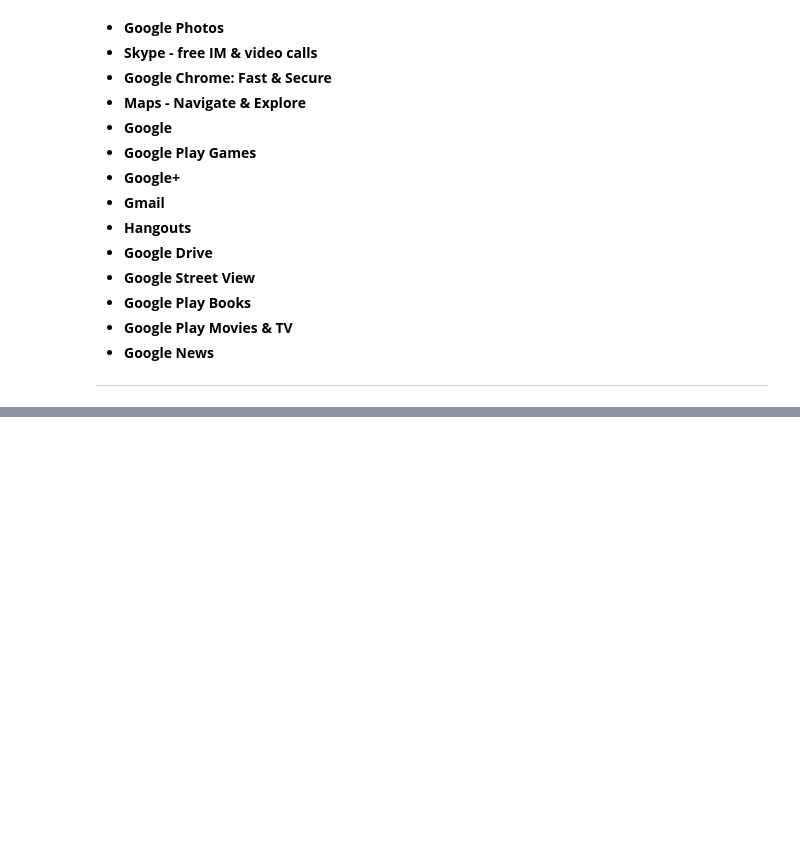
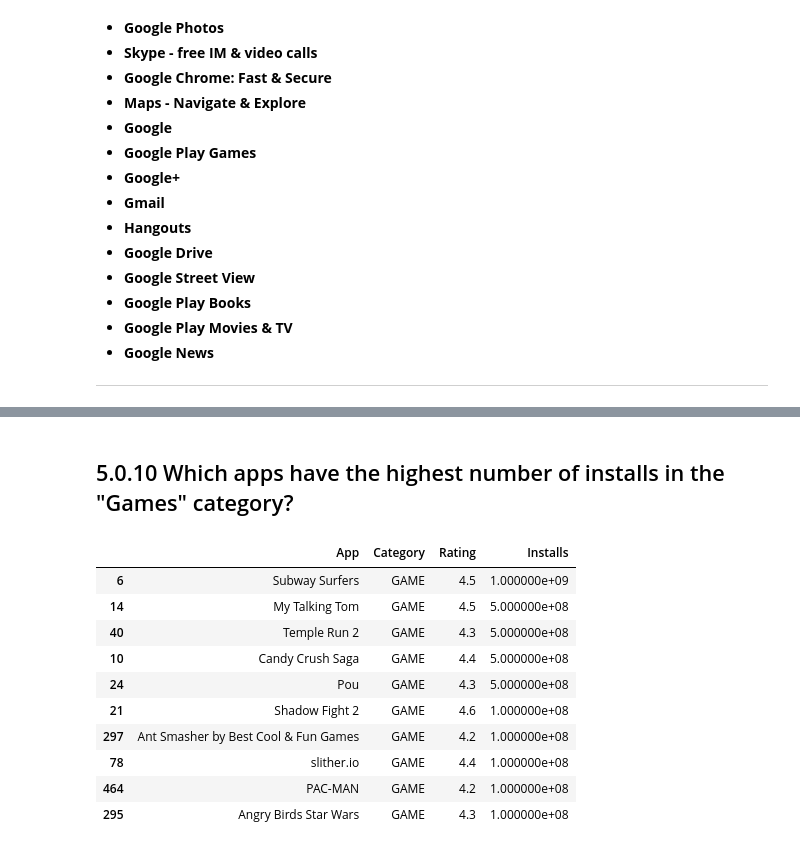
Before and after one commit to fitfaizan/Python-Jupyter-Notebooks, a Jupyter notebook: google_play_apps_EDA/My_Template.ipynb, the cells around one changed output, grey strips where cells are left out. Drawn from its saved outputs; the diff is of its cells as text; code cells hidden in the pictures; blank space fills up the shorter version.

```diff
--- a/google_play_apps_EDA/My_Template.ipynb
+++ b/google_play_apps_EDA/My_Template.ipynb
@@ -707,0 +694,17 @@ It is important to note that the information stored in the content rating attrib
+# %% [markdown]
+## 5.0.10 Which apps have the highest number of installs in the "Games" category?
+# %%
+# top 10 apps with the highest number of installs in GAME category
+df[df['Category'] == 'GAME'].sort_values(by='Installs', ascending=False)[['App','Category','Rating','Installs']].head(10)
+# %% [output]
+|  | App | Category | Rating | Installs |
+| 6 | Subway Surfers | GAME | 4.5 | 1.000000e+09 |
+| 14 | My Talking Tom | GAME | 4.5 | 5.000000e+08 |
+| 40 | Temple Run 2 | GAME | 4.3 | 5.000000e+08 |
+| 10 | Candy Crush Saga | GAME | 4.4 | 5.000000e+08 |
+| 24 | Pou | GAME | 4.3 | 5.000000e+08 |
+| 21 | Shadow Fight 2 | GAME | 4.6 | 1.000000e+08 |
+| 297 | Ant Smasher by Best Cool & Fun Games | GAME | 4.2 | 1.000000e+08 |
+| 78 | slither.io | GAME | 4.4 | 1.000000e+08 |
+| 464 | PAC-MAN | GAME | 4.2 | 1.000000e+08 |
+| 295 | Angry Birds Star Wars | GAME | 4.3 | 1.000000e+08 |
```
Also changed, not shown: parts of 37 cells of this notebook, 6 other files.
